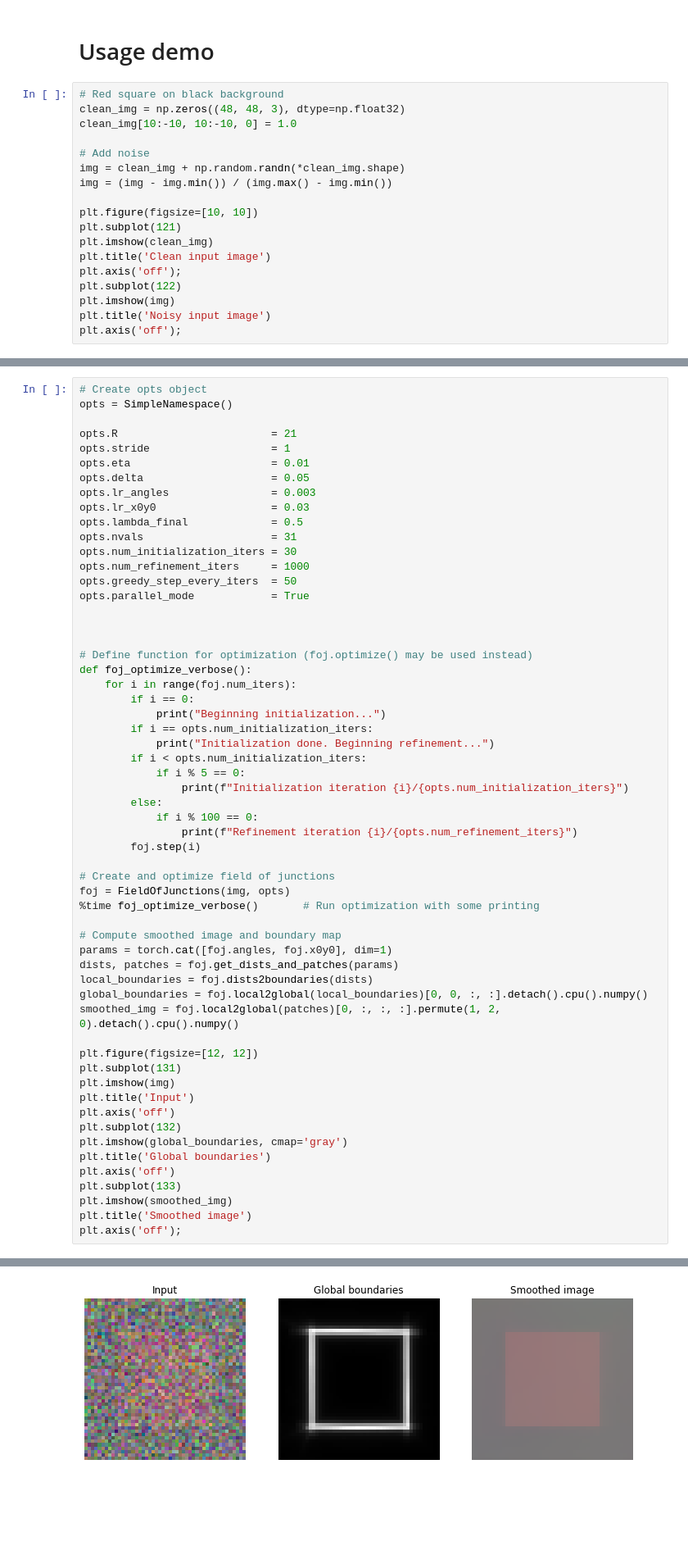
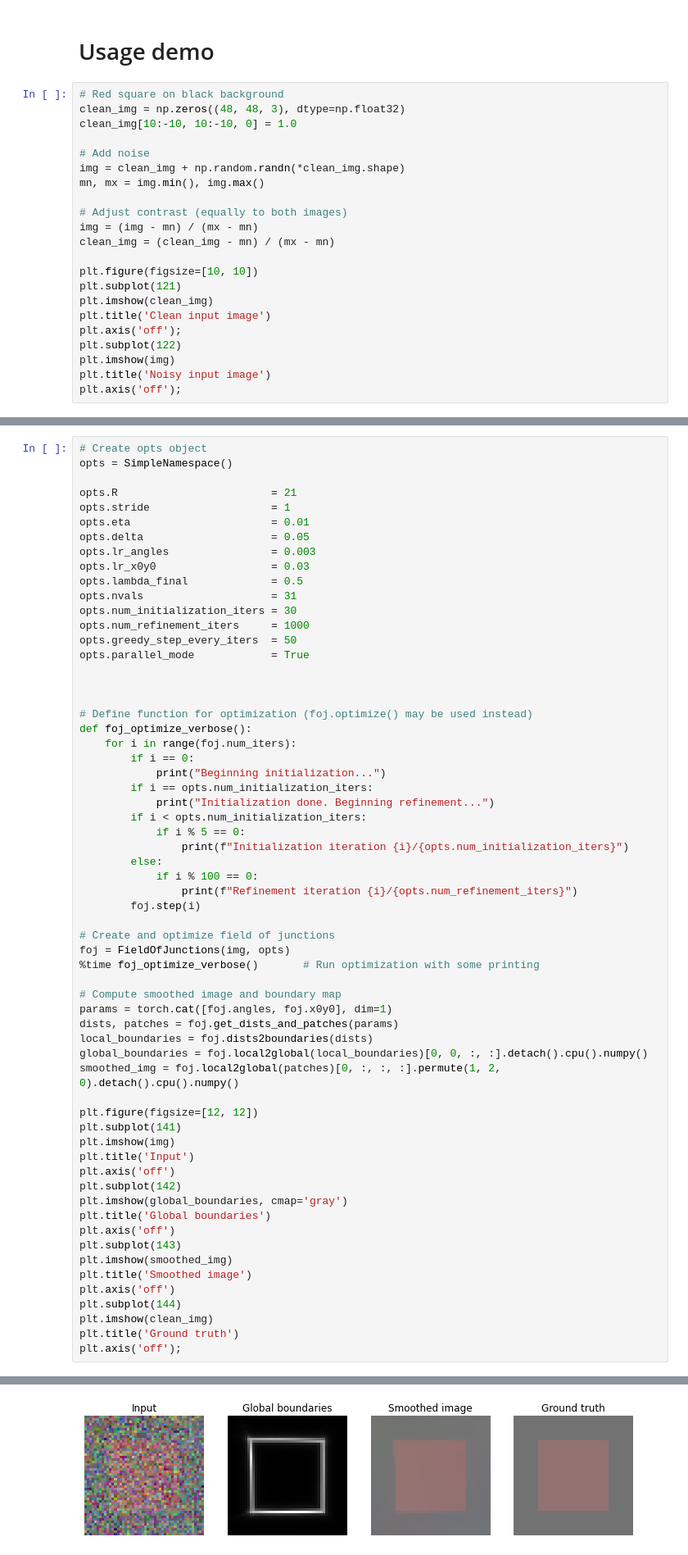
Before and after one commit to dorverbin/fieldofjunctions, a Jupyter notebook: examples/foj_demo.ipynb, the cells around one changed output, grey strips where cells are left out. Shown at 82% size. Saved outputs shown, nothing was run; the diff lists cells and outputs as text; blank space fills up the shorter version.

Commit message:
update plotting

```diff
--- a/examples/foj_demo.ipynb
+++ b/examples/foj_demo.ipynb
@@ -15,7 +15,11 @@ clean_img[10:-10, 10:-10, 0] = 1.0
 
 # Add noise
 img = clean_img + np.random.randn(*clean_img.shape)
-img = (img - img.min()) / (img.max() - img.min())
+mn, mx = img.min(), img.max()
+
+# Adjust contrast (equally to both images)
+img = (img - mn) / (mx - mn)
+clean_img = (clean_img - mn) / (mx - mn)
 
 plt.figure(figsize=[10, 10])
 plt.subplot(121)
@@ -74,17 +78,21 @@ global_boundaries = foj.local2global(local_boundaries)[0, 0, :, :].detach().cpu(
 smoothed_img = foj.local2global(patches)[0, :, :, :].permute(1, 2, 0).detach().cpu().numpy()
 
 plt.figure(figsize=[12, 12])
-plt.subplot(131)
+plt.subplot(141)
 plt.imshow(img)
 plt.title('Input')
 plt.axis('off')
-plt.subplot(132)
+plt.subplot(142)
 plt.imshow(global_boundaries, cmap='gray')
 plt.title('Global boundaries')
 plt.axis('off')
-plt.subplot(133)
+plt.subplot(143)
 plt.imshow(smoothed_img)
 plt.title('Smoothed image')
+plt.axis('off')
+plt.subplot(144)
+plt.imshow(clean_img)
+plt.title('Ground truth')
 plt.axis('off');
 # %% [output]
 Beginning initialization...
@@ -110,4 +118,4 @@ Wall time: 23.5 s
-[figure, old version]
+[figure, new version]
 # %% [markdown]
 # Field of junctions visualization demo
 
```
Also changed, not shown: parts of 5 cells of this notebook.
